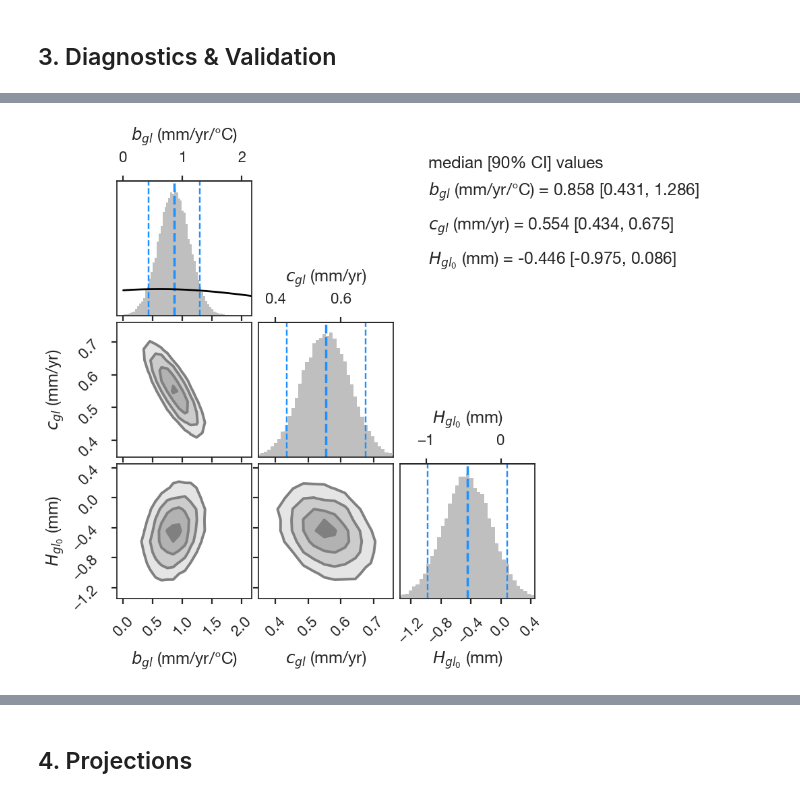
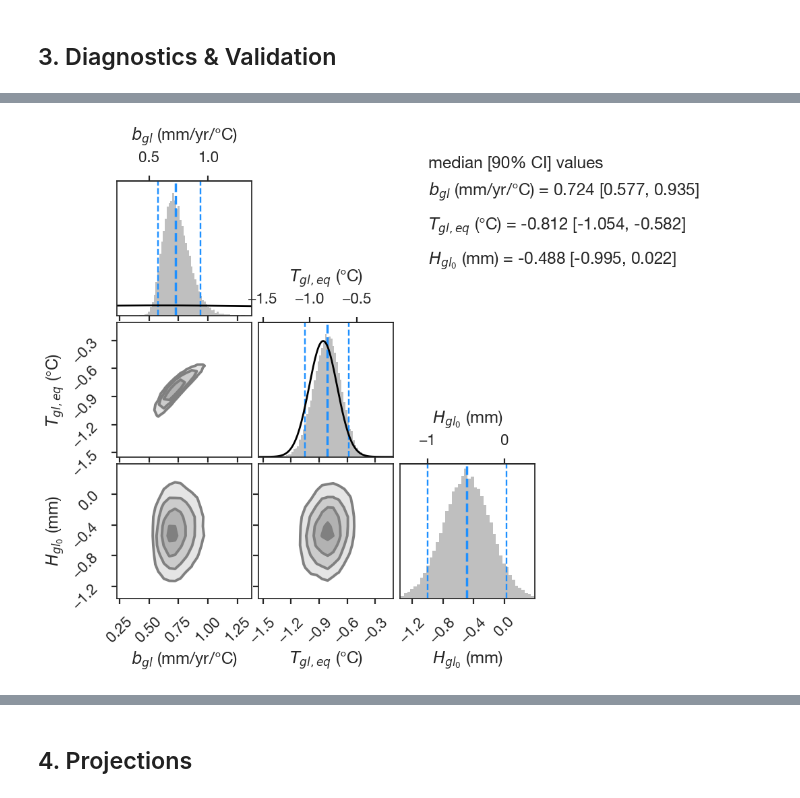
Before and after one commit to bminchew/GMSLR_forecast_v1, a Jupyter notebook: slr_forecast/notebooks/component_glacier.ipynb, the cells around one changed output, grey strips where cells are left out. Saved outputs shown, nothing was run; the diff lists cells and outputs as text; code cells hidden in the pictures.

```diff
--- a/slr_forecast/notebooks/component_glacier.ipynb
+++ b/slr_forecast/notebooks/component_glacier.ipynb
@@ -548,7 +579,8 @@ if REFIT:
     # In LEVEL_CORRELATED, H0 is anchored at BASELINE_YEAR (2000) instead,
     # and sigma_extra is not fitted (no excess scatter to measure -- see
     # cell 6), so the corner is 3-parameter [b, c, H0] with corr(b, H0)
-    # reduced to ~0.2-0.3 (down from 0.89).
+    # reduced to ~0.2-0.3 (down from 0.89). With the 1850 balance prior
+    # (cell 6) c is derived from b and T_eq0, so the corner shows [b, T_eq0, H0].
     #
     # Median [90% CI] values are reported in the table rather than the panel
     # titles, which overflow the plot window.
@@ -565,13 +597,15 @@ if REFIT:
             r'$b_{gl}$ (mm/yr/°C)', r'$c_{gl}$ (mm/yr)',
         ]
     elif FIT_SPACE == 'level_correlated':
+        # With the 1850 balance prior, c = -b*T_eq0 is derived, so the free
+        # parameters are [b, T_eq0, H0] (a b-c panel would be a curve).
         _corner_samples = np.column_stack([
             result_lin.posterior_samples[:, 1] * M_TO_MM,   # b: sensitivity
-            result_lin.posterior_samples[:, 2] * M_TO_MM,   # c: committed rate
+            result_lin.design_info['T_eq0_samples'],        # balance temperature
             result_lin.H0_posterior * M_TO_MM,              # baseline offset (at 2000)
         ])
         _corner_labels = [
-            r'$b_{gl}$ (mm/yr/°C)', r'$c_{gl}$ (mm/yr)', r'$H_{gl_0}$ (mm)',
+            r'$b_{gl}$ (mm/yr/°C)', r'$T_{gl,eq}$ (°C)', r'$H_{gl_0}$ (mm)',
         ]
     else:
         _corner_samples = np.column_stack([
@@ -584,7 +618,7 @@ if REFIT:
             r'$b_{gl}$ (mm/yr/°C)', r'$c_{gl}$ (mm/yr)',
             r'$\sigma_{\mathrm{extra}}$ (mm)', r'$H_{gl_0}$ (mm)',
         ]
-    _B_IDX = 0   # index of b, the only parameter with an informative prior shown
+    _B_IDX = 0   # index of b; T_eq0 (index 1, level_correlated) also carries its prior
     _ndim = len(_corner_labels)
     if FIT_SPACE == 'level_correlated':
         # b ~ Normal(PRIOR_B_MEAN, PRIOR_SCALE_B) truncated at b >= 0
@@ -594,10 +628,14 @@ if REFIT:
         def _b_prior_pdf(x):
             return np.where(x >= 0, norm.pdf(x, loc=_b_mean_mm, scale=_b_scale_mm)
                              / _b_norm_const, 0.0)
+        # T_eq0 ~ Normal(T_EQ0_MEAN, T_EQ0_SIGMA) (1850 balance prior, cell 6)
+        _PRIOR_PDFS = {_B_IDX: (_b_prior_pdf, 0.0),
+                       1: (lambda x: norm.pdf(x, loc=T_EQ0_MEAN, scale=T_EQ0_SIGMA), -np.inf)}
     else:
         _b_prior = halfnorm(scale=(PRIOR_SCALE_B_LEGACY if FIT_SPACE == 'level'
                                     else PRIOR_SCALE_B_LEGACY) * M_TO_MM)
         _b_prior_pdf = _b_prior.pdf
+        _PRIOR_PDFS = {_B_IDX: (_b_prior_pdf, 0.0)}   # (pdf, lower x bound)
 
     # ── Autoscale each parameter in a throwaway figure so the corner
     #    panels below inherit consistent x/y ranges (same approach as
@@ -608,10 +646,11 @@ if REFIT:
         _post = _corner_samples[:, _k]
         _lo_p, _hi_p = np.percentile(_post, [0.5, 99.5])
         _ax_tmp.hist(_post, bins=np.linspace(_lo_p, _hi_p, 60), density=True, alpha=0.5)
-        if _k == _B_IDX:
+        if _k in _PRIOR_PDFS:
+            _pdf, _xmin = _PRIOR_PDFS[_k]
             _margin = 0.4 * (_hi_p - _lo_p)
-            _x_pr = np.linspace(max(_lo_p - _margin, 0.0), _hi_p + _margin, 300)
-            _ax_tmp.plot(_x_pr, _b_prior_pdf(_x_pr))
+            _x_pr = np.linspace(max(_lo_p - _margin, _xmin), _hi_p + _margin, 300)
+            _ax_tmp.plot(_x_pr, _pdf(_x_pr))
         _panel_xlim.append(_ax_tmp.get_xlim())
         _panel_ylim.append(_ax_tmp.get_ylim())
     plt.close(_fig_tmp)
@@ -637,9 +676,10 @@ if REFIT:
         _ax.axvline(_q05, color='dodgerblue', lw=_MED_LW / 2 + 1, ls='dashed')
         _ax.axvline(_q50, color='dodgerblue', lw=_MED_LW + 1, ls='dashed')
         _ax.axvline(_q95, color='dodgerblue', lw=_MED_LW / 2 + 1, ls='dashed')
-        if _i == _B_IDX:
-            _x_pr = np.linspace(max(_panel_xlim[_i][0], 0.0), _panel_xlim[_i][1], 300)
-            _ax.plot(_x_pr, _b_prior_pdf(_x_pr), 'k-', lw=2)
+        if _i in _PRIOR_PDFS:
+            _pdf, _xmin = _PRIOR_PDFS[_i]
+            _x_pr = np.linspace(max(_panel_xlim[_i][0], _xmin), _panel_xlim[_i][1], 300)
+            _ax.plot(_x_pr, _pdf(_x_pr), 'k-', lw=2)
 
     for _i in range(_ndim):
         for _j in range(_i + 1):
@@ -665,34 +705,34 @@ if REFIT:
     _bbox_tl = _axes_grid[0, min(2, _ndim - 1)].get_position()
     _table_pt = (_bbox_tl.x0, _bbox_tl.y1)
     _table_transform = offset_copy(
         fig_corner_gl.transFigure, fig=fig_corner_gl, x=30, y=0, units='points')
     _cap_transform = offset_copy(
         fig_corner_gl.transFigure, fig=fig_corner_gl, x=30, y=10, units='points')
     fig_corner_gl.text(
         *_table_pt, 'median [90% CI] values', transform=_cap_transform,
         ha='left', va='bottom', fontsize=_label_fs,
     )
     fig_corner_gl.text(
         *_table_pt, _table_text, transform=_table_transform,
         ha='left', va='top', fontsize=_label_fs, linespacing=2.0,
     )
 
     # ── Whitespace between axis labels and tick labels ──
     for _ax in fig_corner_gl.axes:
         if _ax.get_xlabel():
             _lbl = _ax.xaxis.label
             _lbl.set_transform(offset_copy(
                 _lbl.get_transform(), fig=fig_corner_gl, x=0, y=-12, units='points'))
         if _ax.get_ylabel():
             _lbl = _ax.yaxis.label
             _lbl.set_transform(offset_copy(
                 _lbl.get_transform(), fig=fig_corner_gl, x=-12, y=0, units='points'))
 
     plt.savefig(f'{FIG_DIR}/component_glacier_posterior_corner.png',
                 dpi=150, bbox_inches='tight')
     plt.show()
 # %% [output]
-[figure, old version]
+[figure, new version]
 # %%
 if REFIT:
     # ── Out-of-sample validation: Zemp et al. (2019), 1962-1999 ──
```
Also changed, not shown: parts of 11 cells of this notebook, 53 other files.
